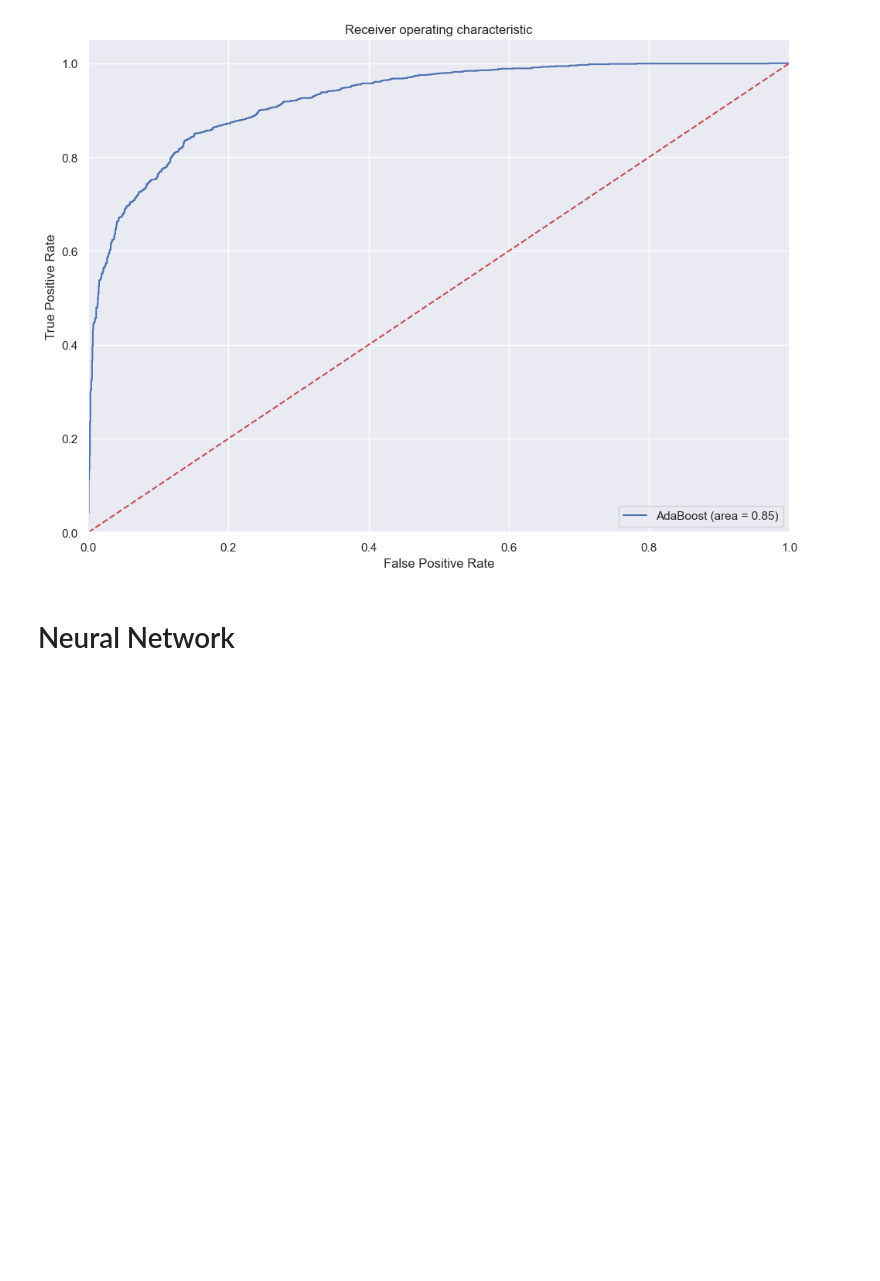
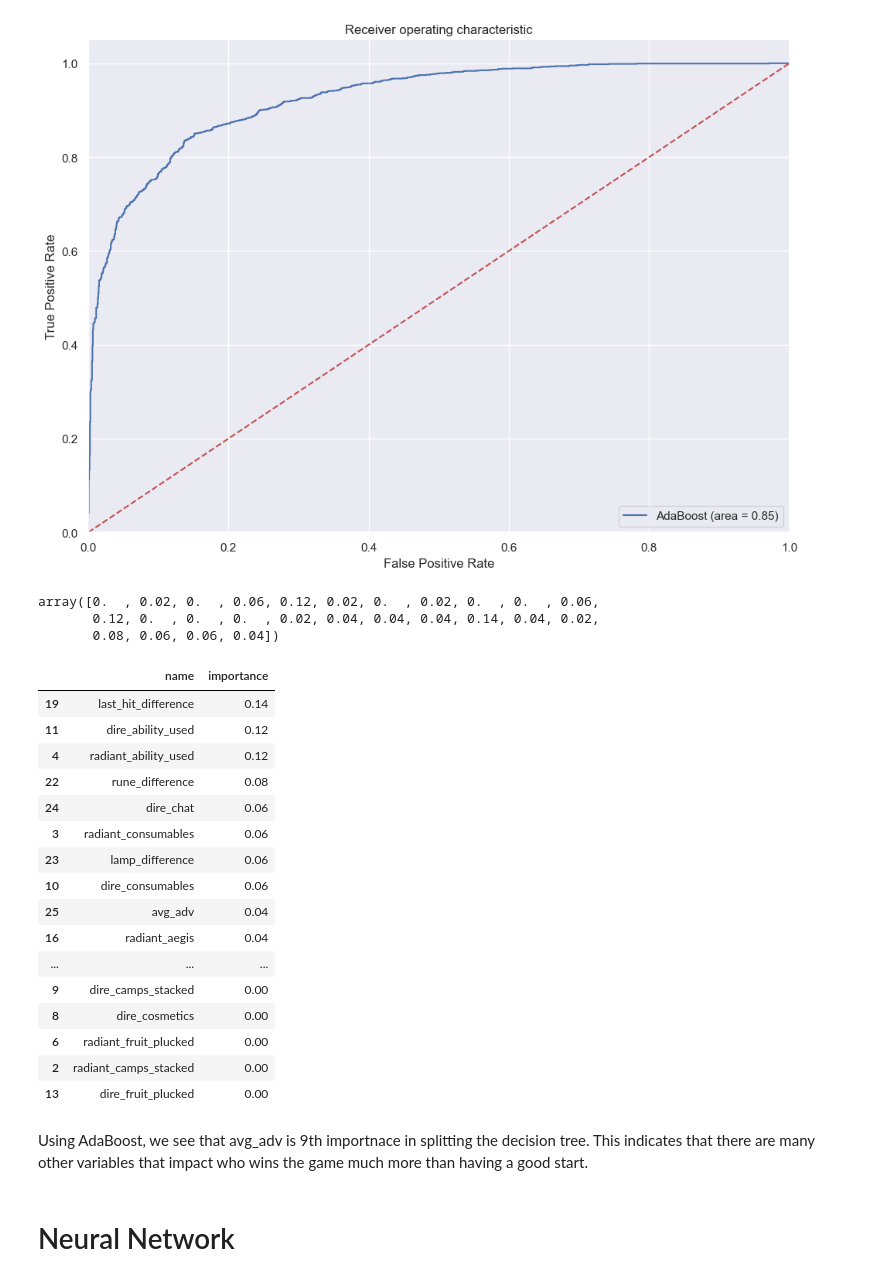
Before and after one commit to zhenging2b/Data-Science-Salary, a Jupyter notebook: Analysis of dota 2.ipynb, the cells around one changed output. Drawn from its saved outputs; the diff is of its cells as text; code cells hidden in the pictures; blank space fills up the shorter version.

```diff
--- a/Analysis of dota 2.ipynb
+++ b/Analysis of dota 2.ipynb
@@ -938,6 +984,34 @@ plt.legend(loc="lower right")
 plt.savefig('Log_ROC')
 # %% [output]
 [figure]
+# %%
+clf_ada.feature_importances_
+# %% [output]
+array([0.  , 0.02, 0.  , 0.06, 0.12, 0.02, 0.  , 0.02, 0.  , 0.  , 0.06,
+       0.12, 0.  , 0.  , 0.  , 0.02, 0.04, 0.04, 0.04, 0.14, 0.04, 0.02,
+       0.08, 0.06, 0.06, 0.04])
+# %%
+pd.DataFrame(data = {'name':X_train.columns, 'importance':clf_ada.feature_importances_}).sort_values('importance', ascending = False)
+# %% [output]
+|  | name | importance |
+| 19 | last_hit_difference | 0.14 |
+| 11 | dire_ability_used | 0.12 |
+| 4 | radiant_ability_used | 0.12 |
+| 22 | rune_difference | 0.08 |
+| 24 | dire_chat | 0.06 |
+| 3 | radiant_consumables | 0.06 |
+| 23 | lamp_difference | 0.06 |
+| 10 | dire_consumables | 0.06 |
+| 25 | avg_adv | 0.04 |
+| 16 | radiant_aegis | 0.04 |
+| ... | ... | ... |
+| 9 | dire_camps_stacked | 0.00 |
+| 8 | dire_cosmetics | 0.00 |
+| 6 | radiant_fruit_plucked | 0.00 |
+| 2 | radiant_camps_stacked | 0.00 |
+| 13 | dire_fruit_plucked | 0.00 |
+# %% [markdown]
+Using AdaBoost, we see that avg_adv is 9th importnace in splitting the decision tree. This indicates that there are many other variables that impact who wins the game much more than having a good start.
 # %% [markdown]
 # Neural Network
 # %%
```
Also changed, not shown: parts of 56 cells of this notebook, 1 other file.
